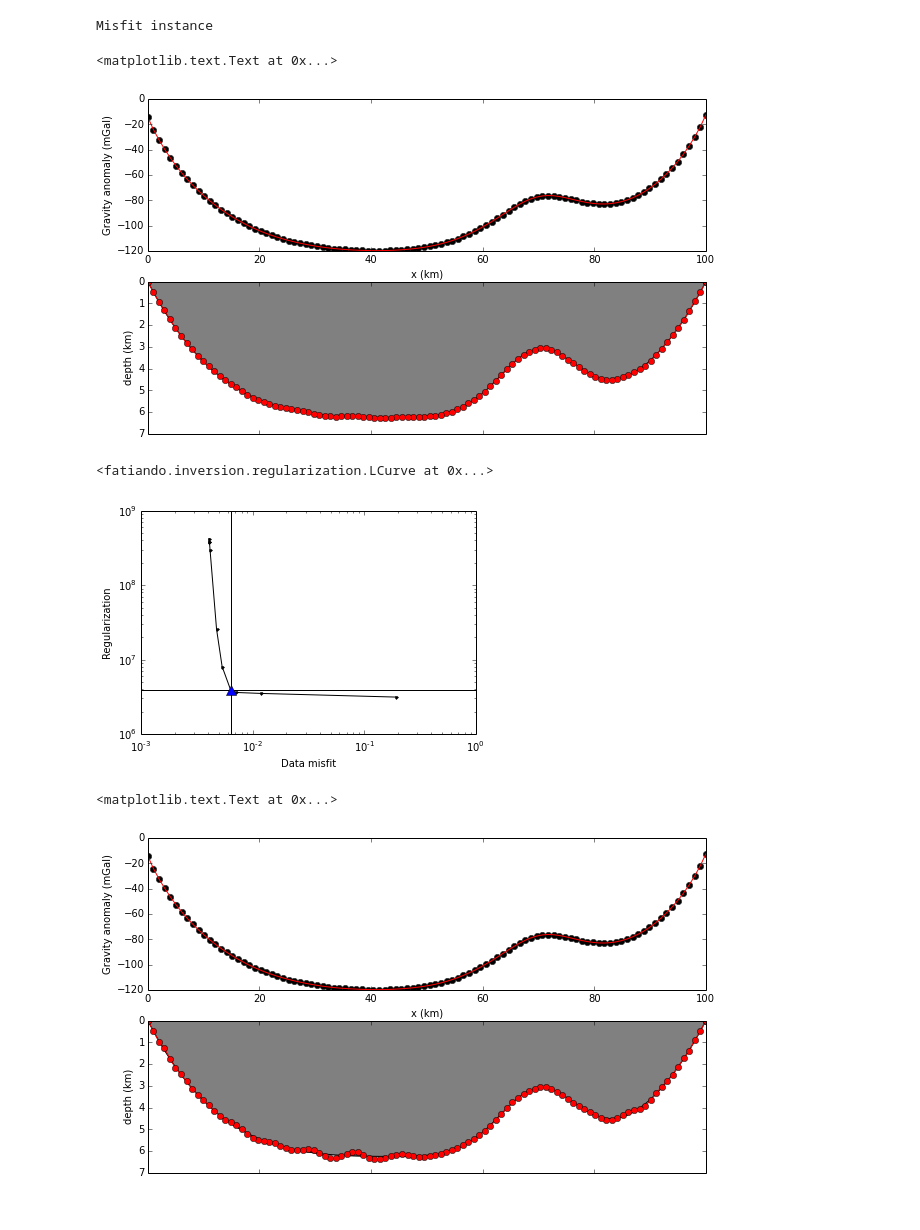
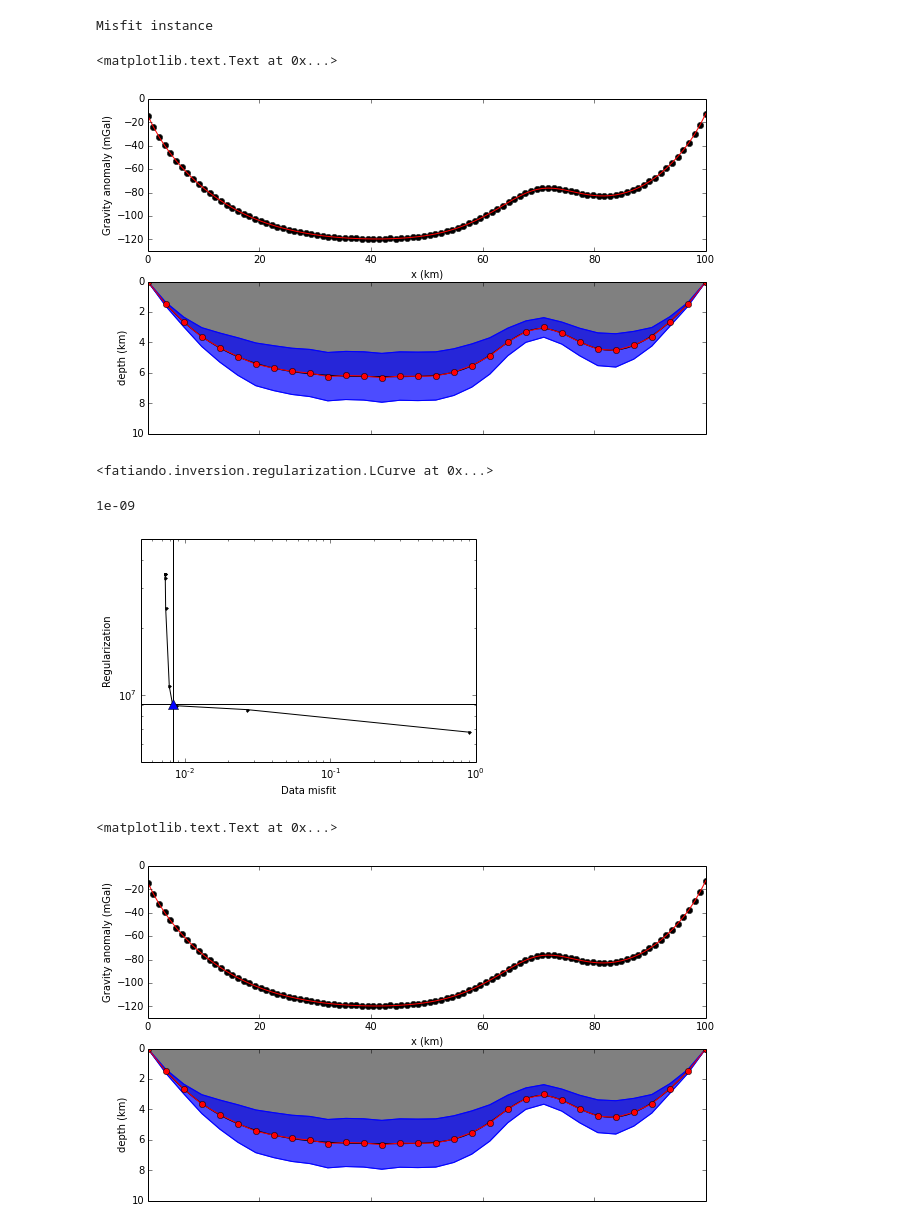
Before and after one commit to leouieda/scipy2014, a Jupyter notebook: gravity_inversion.ipynb, the cells around one changed output. Saved outputs shown, nothing was run; the diff lists cells and outputs as text; code cells hidden in the pictures.

```diff
--- a/gravity_inversion.ipynb
+++ b/gravity_inversion.ipynb
@@ -115,9 +131,12 @@ mpl.plot(x*0.001, gz, 'ok')
 mpl.plot(x*0.001, solver.predicted(), '-r')
 mpl.xlabel('x (km)')
 mpl.ylabel('Gravity anomaly (mGal)')
+mpl.ylim(-130, 0)
 mpl.subplot(2, 1, 2)
 mpl.polygon(model, fill='grey')
+mpl.polygon(solver.confidence(), '-b', fill='blue', alpha=0.7)
 mpl.polygon(solver.estimate_, 'o-r')
+mpl.ylim(0, 10000)
 mpl.m2km()
 ax = mpl.gca()
 ax.invert_yaxis()
@@ -125,7 +144,7 @@ ax.set_xticklabels([''])
 mpl.ylabel('depth (km)')
 # %% [output]
 <matplotlib.text.Text at 0x...>
-[figure, old version]
+[figure, new version]
 # %%
 from fatiando.inversion.regularization import LCurve
 lc = LCurve(misfit, Smoothness1D(misfit.nparams),
@@ -133,10 +152,13 @@ lc = LCurve(misfit, Smoothness1D(misfit.nparams),
 lc.config('levmarq', initial=initial).fit()
 # %% [output]
 <fatiando.inversion.regularization.LCurve at 0x...>
-# %%
-lc.plot_lcurve()
-# %% [output]
-[figure, removed]
+# %%
+print(lc.regul_param_)
+lc.plot_lcurve()
+mpl.set_area([5e-3, 1, 5e6, 5e7])
+# %% [output]
+1e-09
+[figure, added]
 # %%
 mpl.figure(figsize=(10, 6))
 mpl.subplot(2, 1, 1)
@@ -144,9 +166,12 @@ mpl.plot(x*0.001, gz, 'ok')
 mpl.plot(x*0.001, lc.predicted(), '-r')
 mpl.xlabel('x (km)')
 mpl.ylabel('Gravity anomaly (mGal)')
+mpl.ylim(-130, 0)
 mpl.subplot(2, 1, 2)
 mpl.polygon(model, fill='grey')
+mpl.polygon(lc.objectives[lc.corner_].confidence(), '-b', fill='blue', alpha=0.7)
 mpl.polygon(lc.estimate_, 'o-r')
+mpl.ylim(0, 10000)
 mpl.m2km()
 ax = mpl.gca()
 ax.invert_yaxis()
@@ -154,4 +179,4 @@ ax.set_xticklabels([''])
 mpl.ylabel('depth (km)')
 # %% [output]
 <matplotlib.text.Text at 0x...>
-[figure, old version]
+[figure, new version]
```
Also changed, not shown: parts of 6 cells of this notebook.
